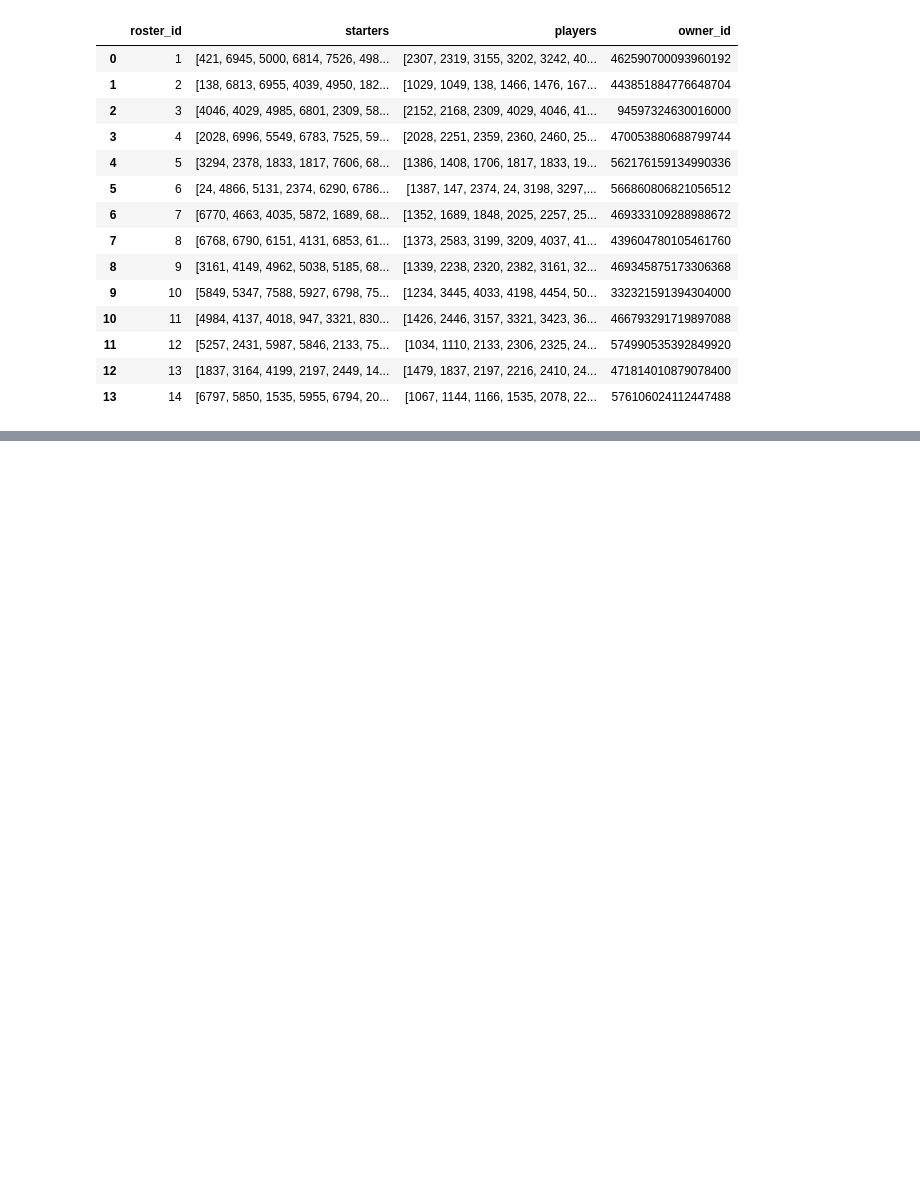
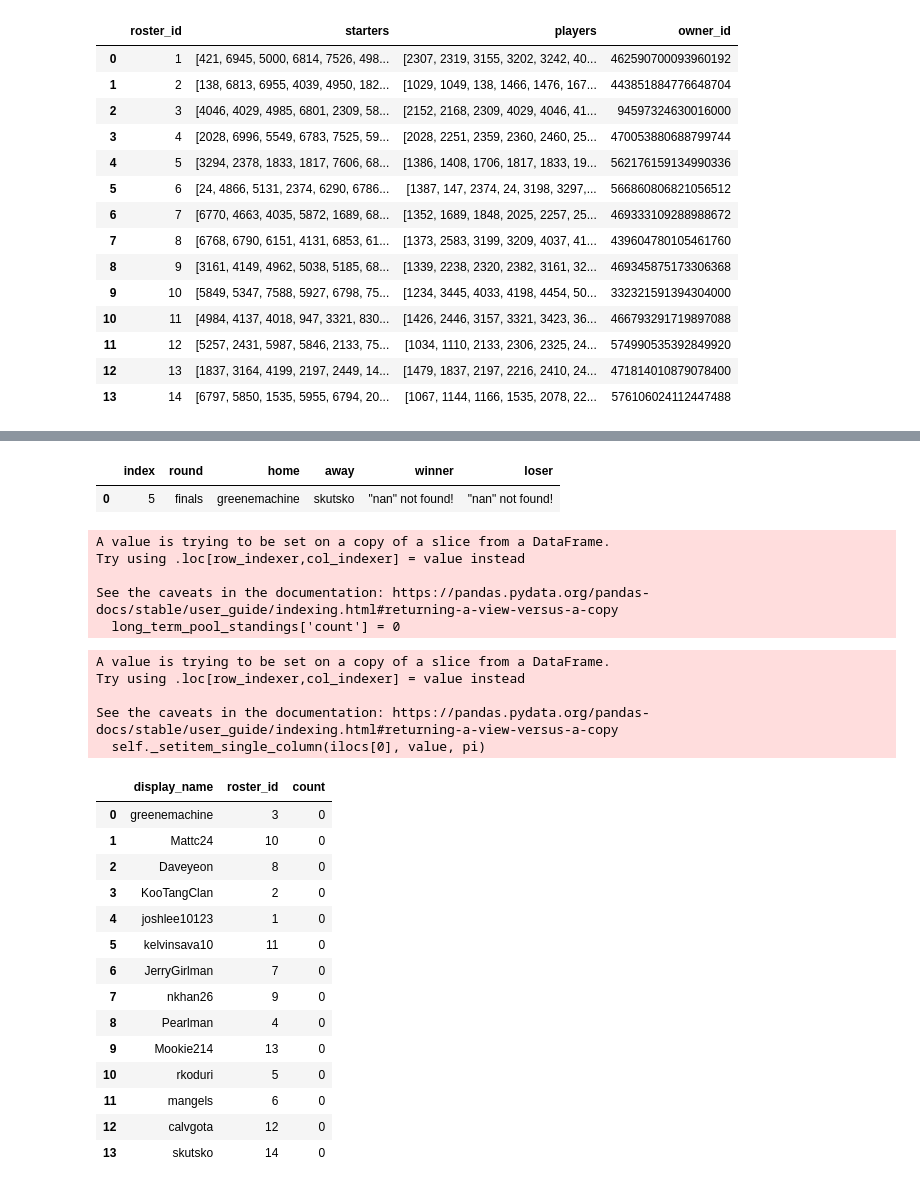
Before and after one commit to joshlee10123/sleeper, a Jupyter notebook: Sleeper.ipynb, the cells around one changed output, grey strips where cells are left out. Cells and saved outputs as stored; diff of their text form; code cells hidden in the pictures; blank space fills up the shorter version.

```diff
--- a/Sleeper.ipynb
+++ b/Sleeper.ipynb
@@ -106,0 +107,42 @@ final_playoffs_df
+# %%
+finals_df = final_playoffs_df.loc[final_playoffs_df['round'] == 'finals']
+finals_df = finals_df.reset_index()
+finals_df
+# %% [output]
+|  | index | round | home | away | winner | loser |
+| 0 | 5 | finals | greenemachine | skutsko | "nan" not found! | "nan" not found! |
+# %%
+long_term_pool_standings = final_users_df[['display_name','roster_id']]
+long_term_pool_standings['count'] = 0
+# %% [output]
+A value is trying to be set on a copy of a slice from a DataFrame.
+Try using .loc[row_indexer,col_indexer] = value instead
+
+See the caveats in the documentation: https://pandas.pydata.org/pandas-docs/stable/user_guide/indexing.html#returning-a-view-versus-a-copy
+  long_term_pool_standings['count'] = 0
+# %%
+long_term_pool_standings.loc[long_term_pool_standings.display_name.isin(finals_df['winner']), 'count'] += 1
+# %% [output]
+A value is trying to be set on a copy of a slice from a DataFrame.
+Try using .loc[row_indexer,col_indexer] = value instead
+
+See the caveats in the documentation: https://pandas.pydata.org/pandas-docs/stable/user_guide/indexing.html#returning-a-view-versus-a-copy
+  self._setitem_single_column(ilocs[0], value, pi)
+# %%
+long_term_pool_standings
+# %% [output]
+|  | display_name | roster_id | count |
+| 0 | greenemachine | 3 | 0 |
+| 1 | Mattc24 | 10 | 0 |
+| 2 | Daveyeon | 8 | 0 |
+| 3 | KooTangClan | 2 | 0 |
+| 4 | joshlee10123 | 1 | 0 |
+| 5 | kelvinsava10 | 11 | 0 |
+| 6 | JerryGirlman | 7 | 0 |
+| 7 | nkhan26 | 9 | 0 |
+| 8 | Pearlman | 4 | 0 |
+| 9 | Mookie214 | 13 | 0 |
+| 10 | rkoduri | 5 | 0 |
+| 11 | mangels | 6 | 0 |
+| 12 | calvgota | 12 | 0 |
+| 13 | skutsko | 14 | 0 |
```
Also changed, not shown: parts of 9 cells of this notebook, 3 other files.
